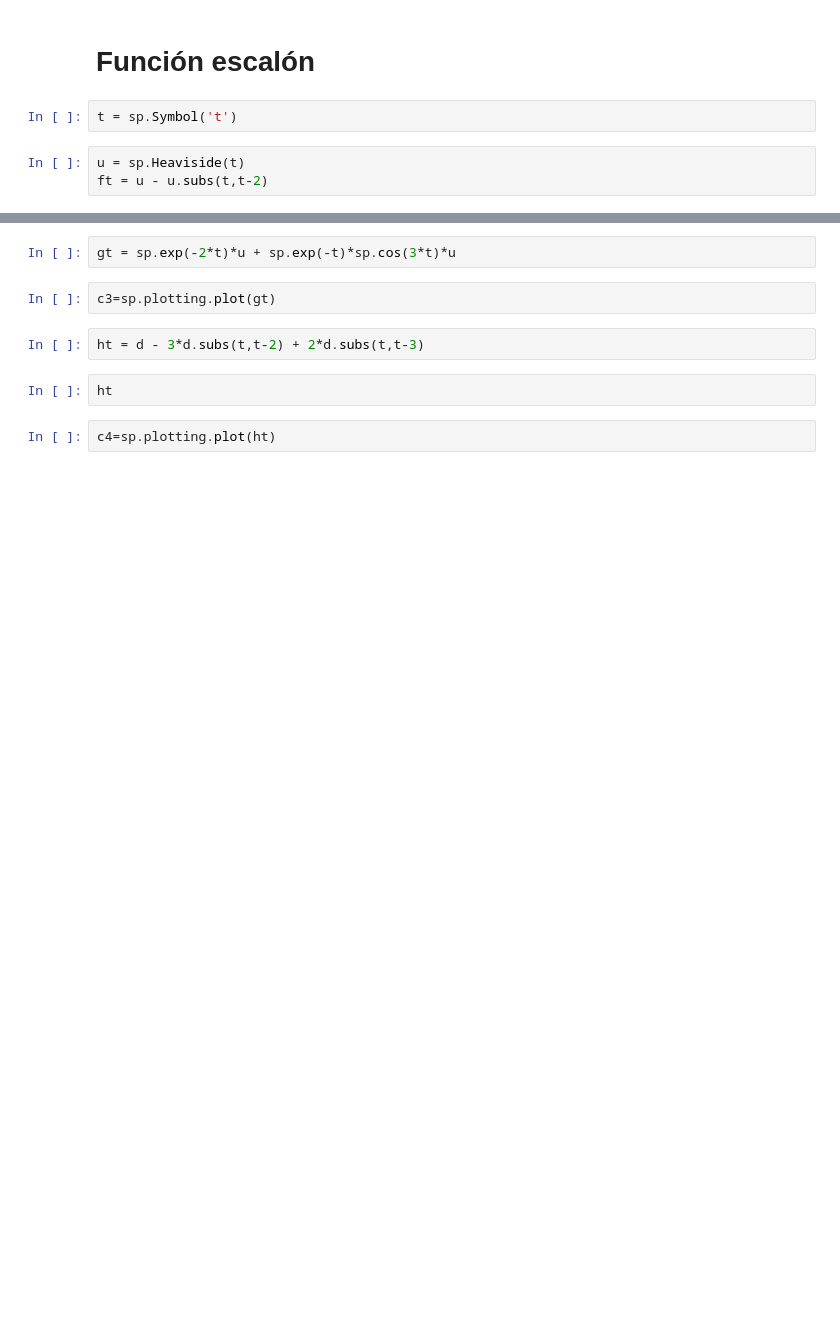
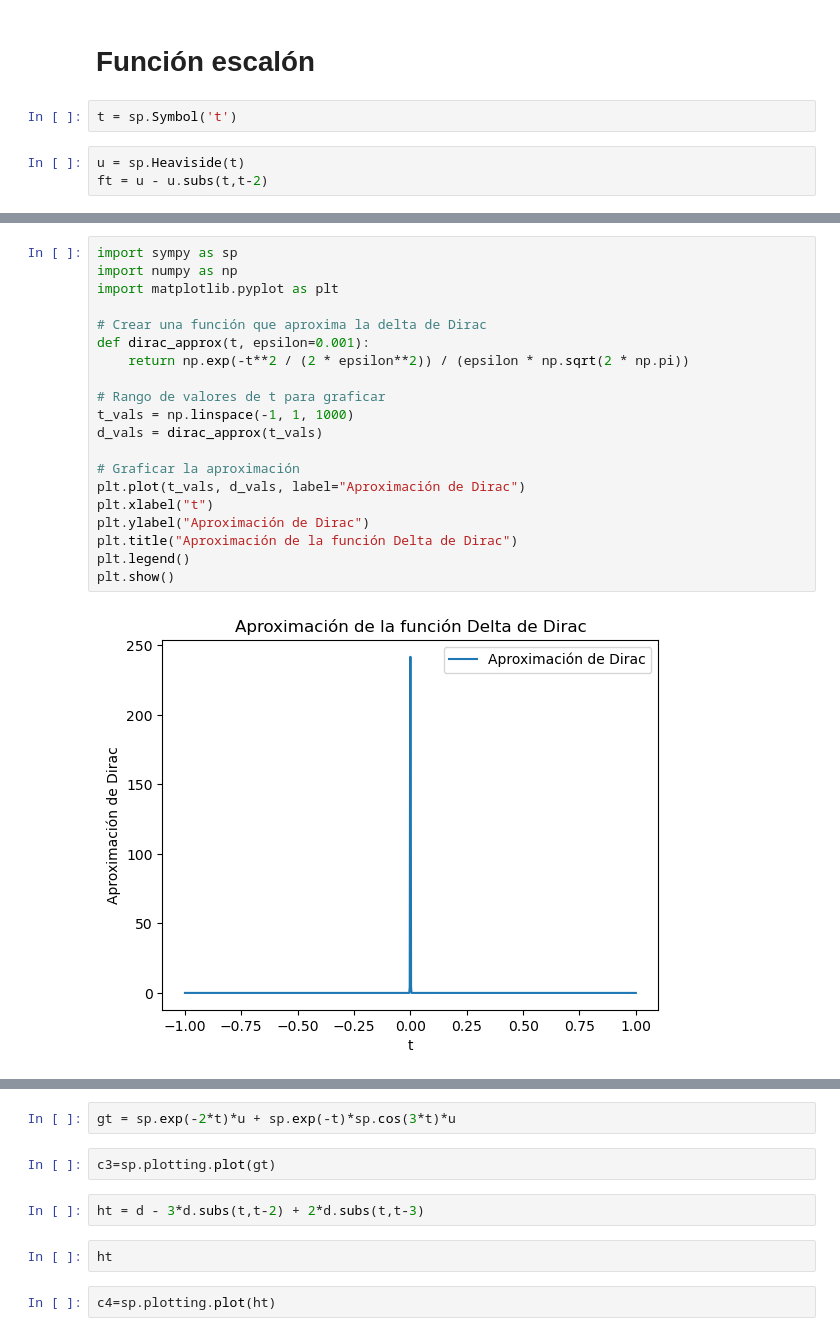
Before and after one commit to JaviMH24/Topicos-de-Ecuaciones-Diferenciales, a Jupyter notebook: Algebra.ipynb, the cells around one changed output, grey strips where cells are left out. Cells and saved outputs as stored; diff of their text form; blank space fills up the shorter version.

```diff
--- a/Algebra.ipynb
+++ b/Algebra.ipynb
@@ -88,0 +149,22 @@ c2=sp.plotting.plot(d)
+# %%
+import sympy as sp
+import numpy as np
+import matplotlib.pyplot as plt
+
+# Crear una función que aproxima la delta de Dirac
+def dirac_approx(t, epsilon=0.001):
+    return np.exp(-t**2 / (2 * epsilon**2)) / (epsilon * np.sqrt(2 * np.pi))
+
+# Rango de valores de t para graficar
+t_vals = np.linspace(-1, 1, 1000)
+d_vals = dirac_approx(t_vals)
+
+# Graficar la aproximación
+plt.plot(t_vals, d_vals, label="Aproximación de Dirac")
+plt.xlabel("t")
+plt.ylabel("Aproximación de Dirac")
+plt.title("Aproximación de la función Delta de Dirac")
+plt.legend()
+plt.show()
+# %% [output]
+[figure, added]
```
Also changed, not shown: parts of 23 cells of this notebook.
